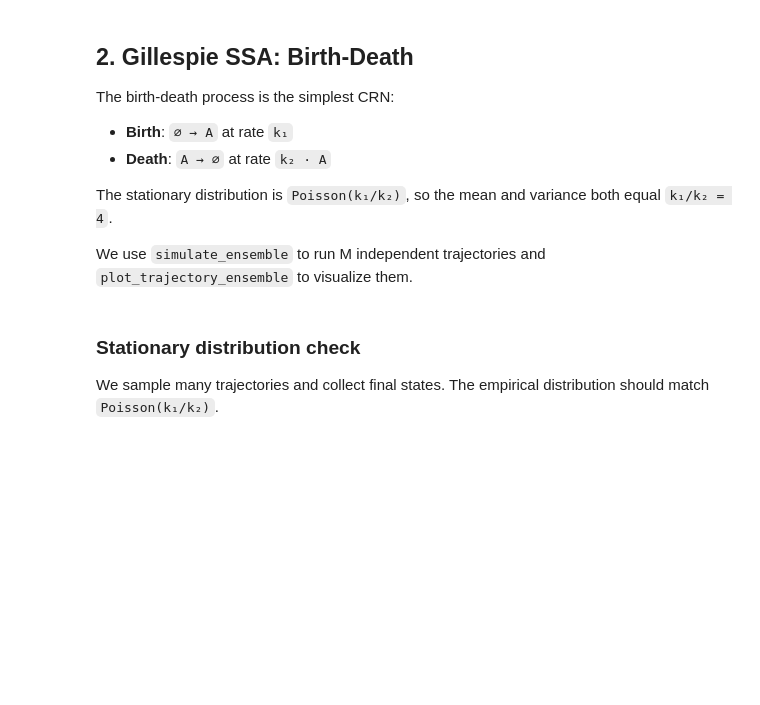
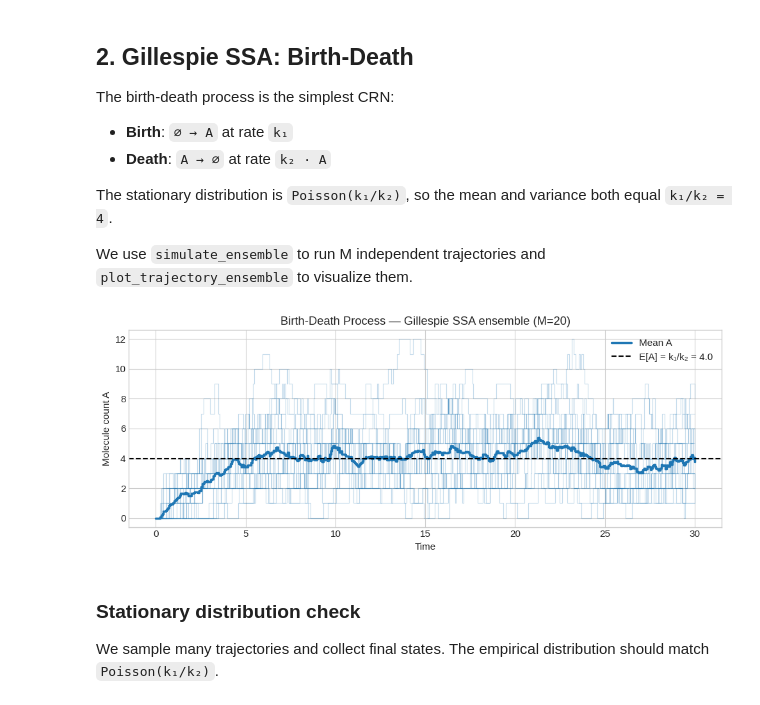
Before and after one commit to Mijan/CRN_Surrogate, a Jupyter notebook: notebooks/foundations/01_crn_and_simulation.ipynb, the cells around one changed output. Drawn from its saved outputs; the diff is of its cells as text; code cells hidden in the pictures; blank space fills up the shorter version.

```diff
--- a/notebooks/foundations/01_crn_and_simulation.ipynb
+++ b/notebooks/foundations/01_crn_and_simulation.ipynb
@@ -81,29 +81,31 @@ We use `simulate_ensemble` to run M independent trajectories and `plot_trajector
 # %%
 t_max = 30.0
 time_grid = torch.linspace(0.0, t_max, 500)
 states = Trajectory.stack_on_grid(
     ssa.simulate_batch(
         stoichiometry=crn_bd.stoichiometry_matrix,
         propensity_fn=crn_bd.evaluate_propensities,
         initial_state=torch.tensor([0.0]),
         t_max=t_max,
         n_trajectories=20,
-        n_workers=8,
+        n_workers=1,
     ),
     time_grid,
 ).numpy()
 t_grid = time_grid.numpy()
 # states: (M, T, n_species)
 
 fig, ax = plt.subplots(figsize=(10, 4))
 plot_trajectory_ensemble(ax, t_grid, states, species_idx=0, color="tab:blue", label="Mean A")
 ax.axhline(k1 / k2, color="black", linestyle="--", linewidth=1.5, label=f"E[A] = k₁/k₂ = {k1/k2}")
 ax.set_xlabel("Time")
 ax.set_ylabel("Molecule count A")
 ax.set_title("Birth-Death Process — Gillespie SSA ensemble (M=20)")
 ax.legend()
 plt.tight_layout()
 plt.show()
+# %% [output]
+[figure, added]
 # %% [markdown]
 ### Stationary distribution check
 
```
Also changed, not shown: parts of 4 cells of this notebook, 11 other files.
